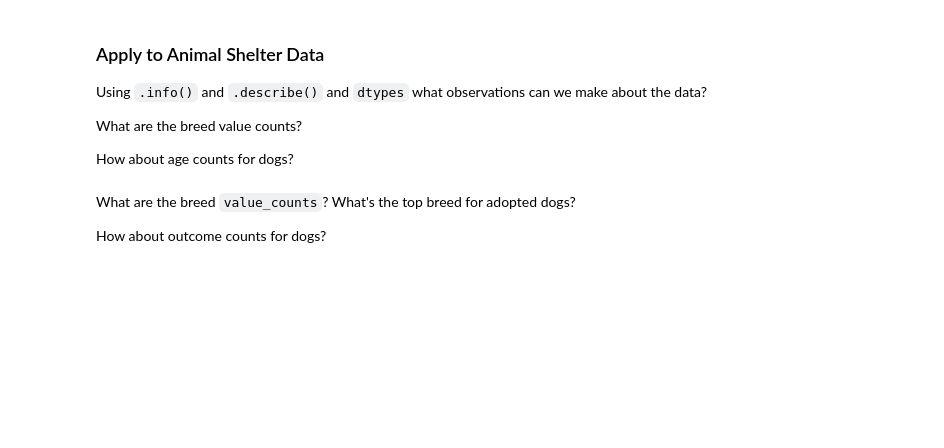
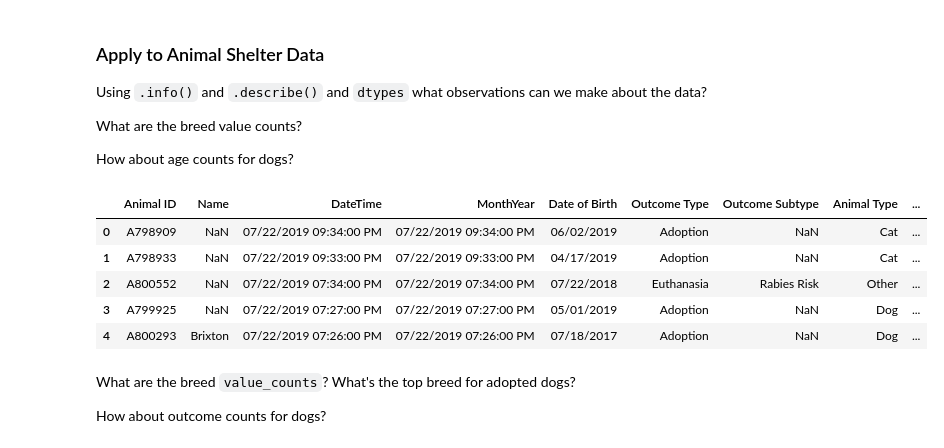
Before and after one commit to wisundstrom/dc-ds-071519, a Jupyter notebook: 1-Module/week-2/day-6-pandas-part-2/manipulating_data_with_pandas.ipynb, the cells around one changed output. Cells and saved outputs as stored; diff of their text form; code cells hidden in the pictures; blank space fills up the shorter version.

```diff
--- a/1-Module/week-2/day-6-pandas-part-2/manipulating_data_with_pandas.ipynb
+++ b/1-Module/week-2/day-6-pandas-part-2/manipulating_data_with_pandas.ipynb
@@ -194,6 +213,15 @@ What are the breed value counts?
 How about age counts for dogs?
 # %%
 animal_outcomes = pd.read_csv('https://data.austintexas.gov/api/views/9t4d-g238/rows.csv?accessType=DOWNLOAD')
+# %%
+animal_outcomes.head()
+# %% [output]
+|  | Animal ID | Name | DateTime | MonthYear | Date of Birth | Outcome Type | Outcome Subtype | Animal Type | ... |
+| 0 | A798909 | NaN | 07/22/2019 09:34:00 PM | 07/22/2019 09:34:00 PM | 06/02/2019 | Adoption | NaN | Cat | ... |
+| 1 | A798933 | NaN | 07/22/2019 09:33:00 PM | 07/22/2019 09:33:00 PM | 04/17/2019 | Adoption | NaN | Cat | ... |
+| 2 | A800552 | NaN | 07/22/2019 07:34:00 PM | 07/22/2019 07:34:00 PM | 07/22/2018 | Euthanasia | Rabies Risk | Other | ... |
+| 3 | A799925 | NaN | 07/22/2019 07:27:00 PM | 07/22/2019 07:27:00 PM | 05/01/2019 | Adoption | NaN | Dog | ... |
+| 4 | A800293 | Brixton | 07/22/2019 07:26:00 PM | 07/22/2019 07:26:00 PM | 07/18/2017 | Adoption | NaN | Dog | ... |
 # %% [markdown]
 What are the breed `value_counts`?
 What's the top breed for adopted dogs?
```
Also changed, not shown: parts of 49 cells of this notebook.
